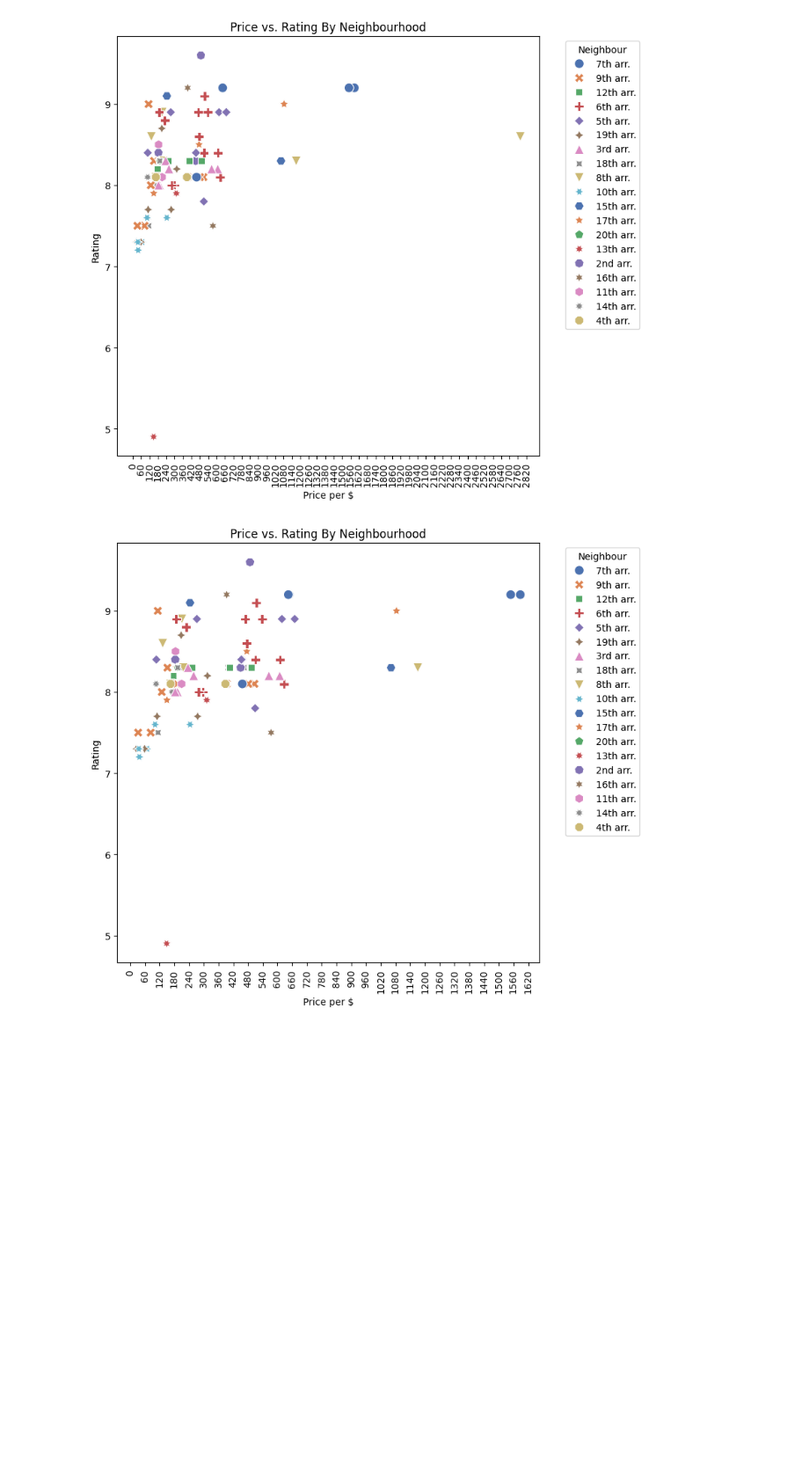
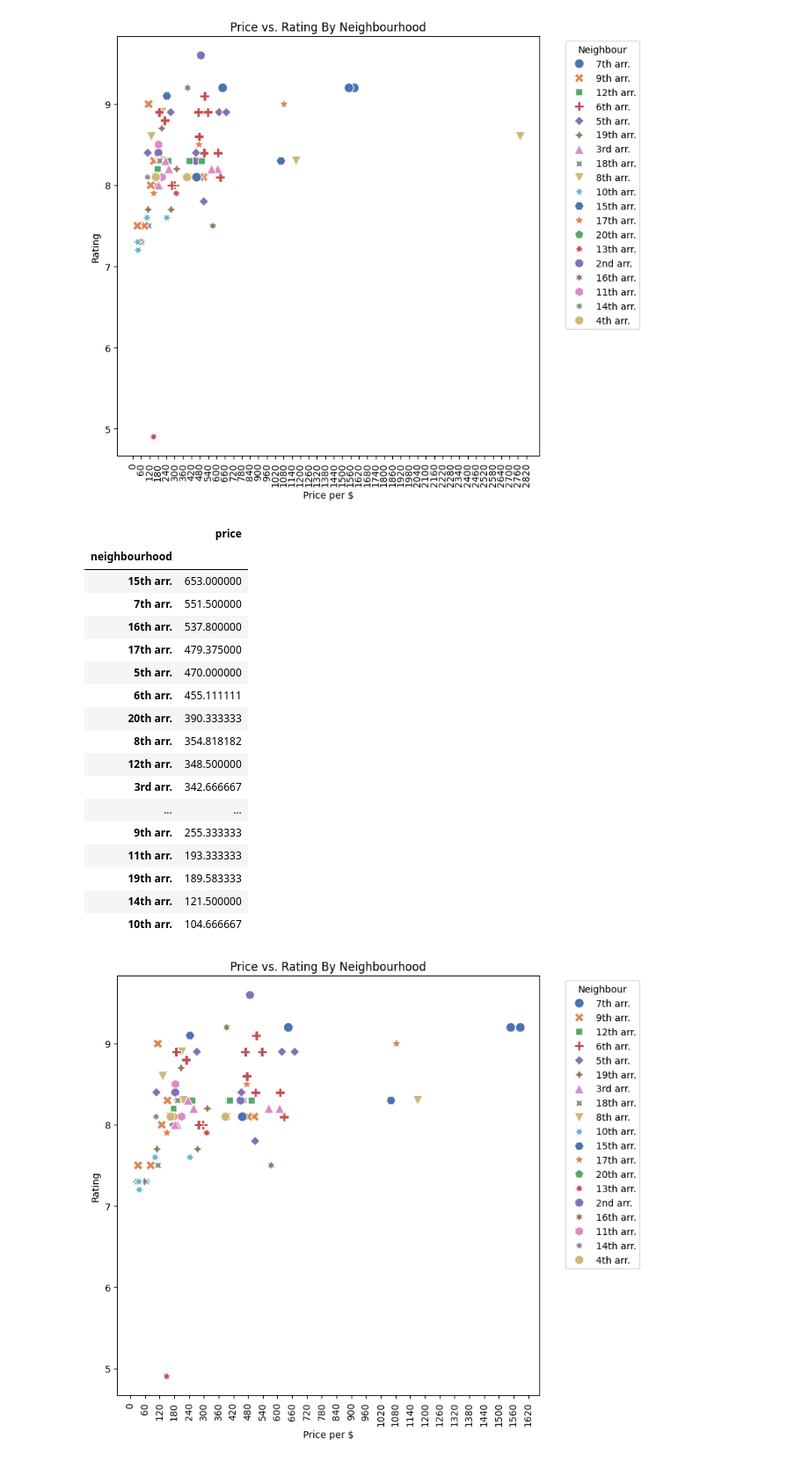
Before and after one commit to amirmfarzane/Data-Science-Course-Projects, a Jupyter notebook: P1/analysis.ipynb, the cells around one changed output. Shown at 88% size. Cells and saved outputs as stored; diff of their text form; code cells hidden in the pictures; blank space fills up the shorter version.

```diff
--- a/P1/analysis.ipynb
+++ b/P1/analysis.ipynb
@@ -484,6 +514,28 @@ neighbourhood_price_rating(london_df)
 neighbourhood_price_rating(paris_df)
 # %% [output]
 [figure]
+# %%
+cities_wealth = (paris_df[paris_df['price'] < 1350]).sort_values(by = ['price'], ascending=False)
+(cities_wealth.loc[:, ['neighbourhood', 'price']]).groupby(['neighbourhood']).mean().sort_values(by = ['price'], ascending=False)
+# %% [output]
+|  | price |
+| neighbourhood |  |
+| 15th arr. | 653.000000 |
+| 7th arr. | 551.500000 |
+| 16th arr. | 537.800000 |
+| 17th arr. | 479.375000 |
+| 5th arr. | 470.000000 |
+| 6th arr. | 455.111111 |
+| 20th arr. | 390.333333 |
+| 8th arr. | 354.818182 |
+| 12th arr. | 348.500000 |
+| 3rd arr. | 342.666667 |
+| ... | ... |
+| 9th arr. | 255.333333 |
+| 11th arr. | 193.333333 |
+| 19th arr. | 189.583333 |
+| 14th arr. | 121.500000 |
+| 10th arr. | 104.666667 |
 # %%
 neighbourhood_price_rating(paris_df[paris_df['price'] < 1800])
 # %% [output]
```
Also changed, not shown: parts of 9 cells of this notebook.
